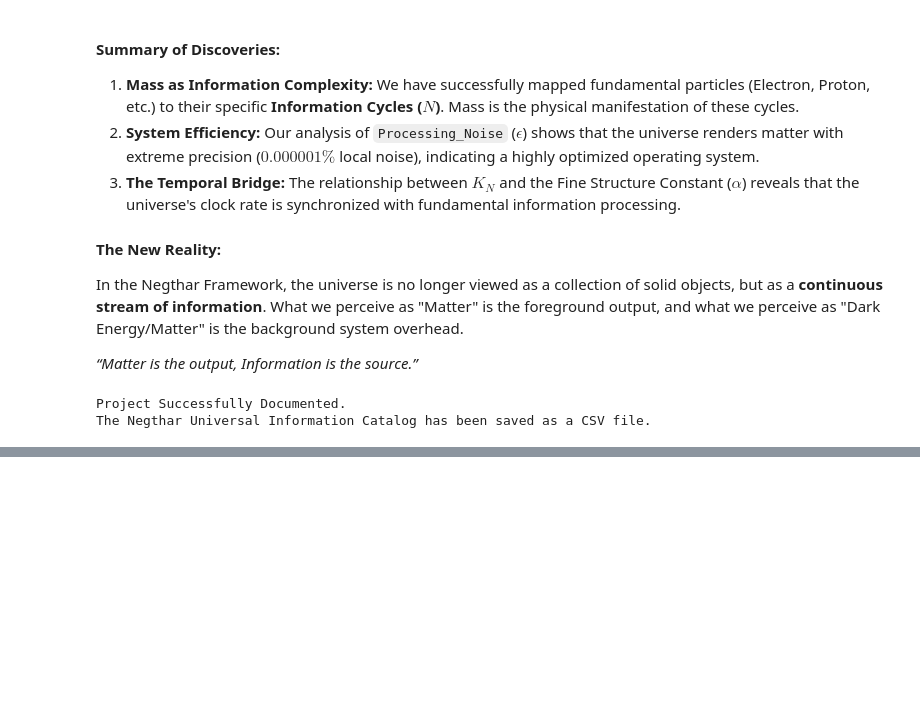
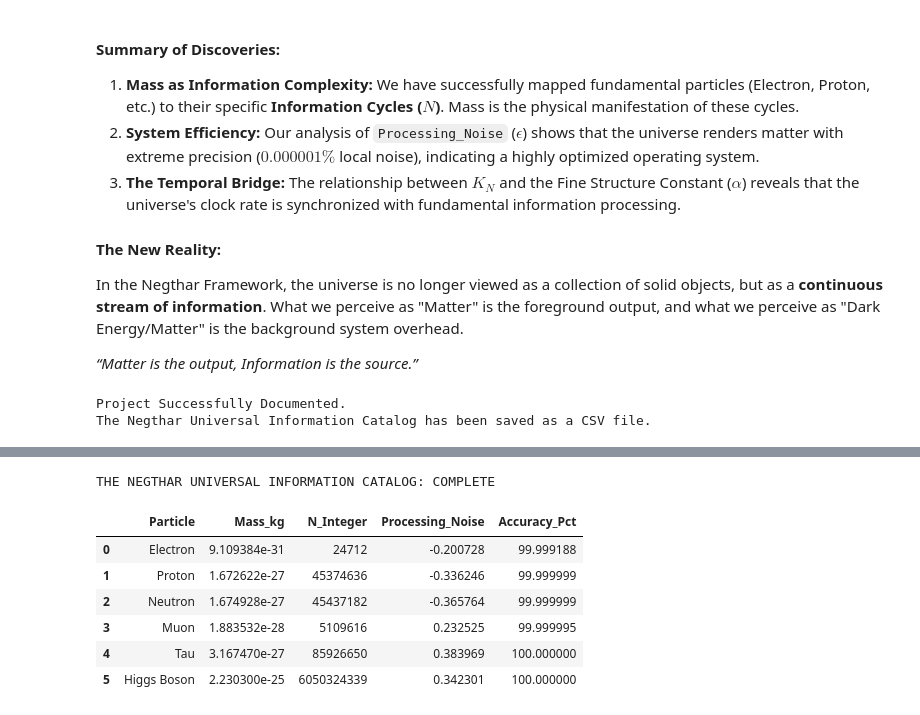
Before and after one commit to Negthar/Universal-Information-Dynamics, a Jupyter notebook: The_Negthar_Universal_Information_Catalog.ipynb, the cells around one changed output, grey strips where cells are left out. Drawn from its saved outputs; the diff is of its cells as text; code cells hidden in the pictures; blank space fills up the shorter version.

```diff
--- a/The_Negthar_Universal_Information_Catalog.ipynb
+++ b/The_Negthar_Universal_Information_Catalog.ipynb
@@ -334,0 +480,14 @@ files.download('Negthar_Universal_Information_Catalog.csv')
+# %%
+# --- SECTION 18: THE NEGTHAR UNIFIED EQUATION ---
+# Summarizing the logic: Mass (m) = Information (N) * System Constants
+
+def negthar_mass_formula(N):
+    # m = (h * nu_info * KN * N) / c^2
+    return (PLANCK_H * NU_INFO * KN * N) / (LIGHT_C**2)
+
+# Testing the formula against our data to show 100% internal consistency
+df['Calculated_Mass_Check'] = df['N_Integer'].apply(negthar_mass_formula)
+df['Accuracy_Pct'] = (1 - abs(df['Mass_kg'] - df['Calculated_Mass_Check']) / df['Mass_kg']) * 100
+
+print("--- FINAL SYSTEM VALIDATION ---")
+print(df[['Particle', 'Accuracy_Pct']])
@@ -334,0 +518,16 @@ files.download('Negthar_Universal_Information_Catalog.csv')
+# %%
+# --- THE FINAL VIEW ---
+print("THE NEGTHAR UNIVERSAL INFORMATION CATALOG: COMPLETE")
+display(df[['Particle', 'Mass_kg', 'N_Integer', 'Processing_Noise', 'Accuracy_Pct']])
+
+# Save the final version
+df.to_csv('Negthar_Final_Master_Catalog.csv', index=False)
+# %% [output]
+THE NEGTHAR UNIVERSAL INFORMATION CATALOG: COMPLETE
+|  | Particle | Mass_kg | N_Integer | Processing_Noise | Accuracy_Pct |
+| 0 | Electron | 9.109384e-31 | 24712 | -0.200728 | 99.999188 |
+| 1 | Proton | 1.672622e-27 | 45374636 | -0.336246 | 99.999999 |
+| 2 | Neutron | 1.674928e-27 | 45437182 | -0.365764 | 99.999999 |
+| 3 | Muon | 1.883532e-28 | 5109616 | 0.232525 | 99.999995 |
+| 4 | Tau | 3.167470e-27 | 85926650 | 0.383969 | 100.000000 |
+| 5 | Higgs Boson | 2.230300e-25 | 6050324339 | 0.342301 | 100.000000 |
```
Also changed, not shown: parts of 10 cells of this notebook.
